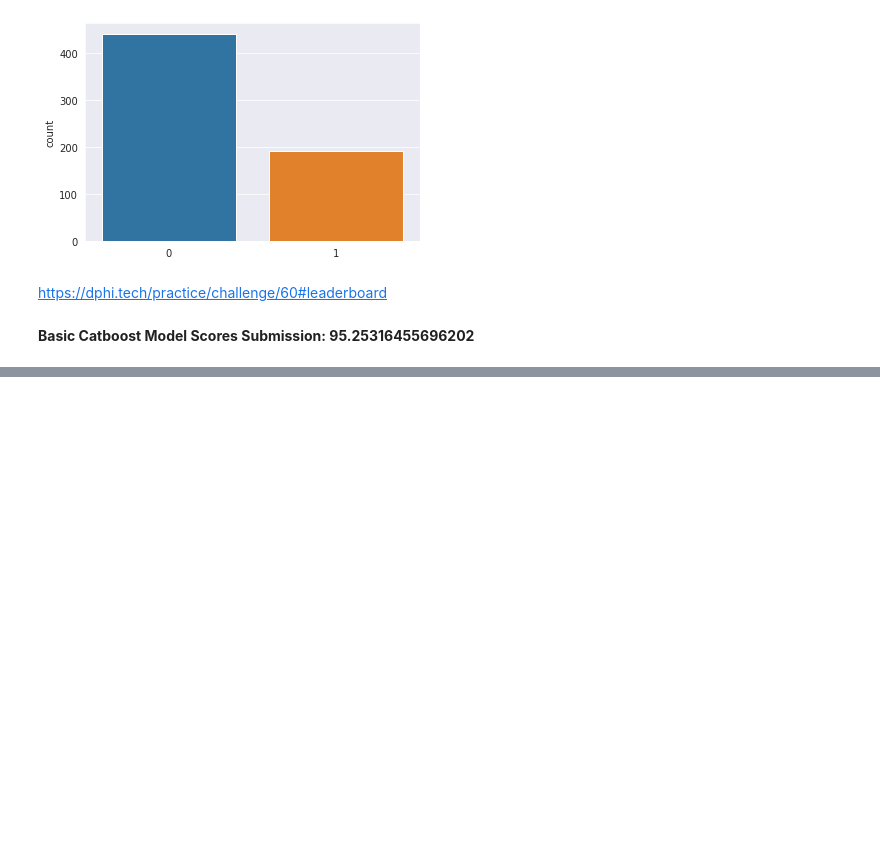
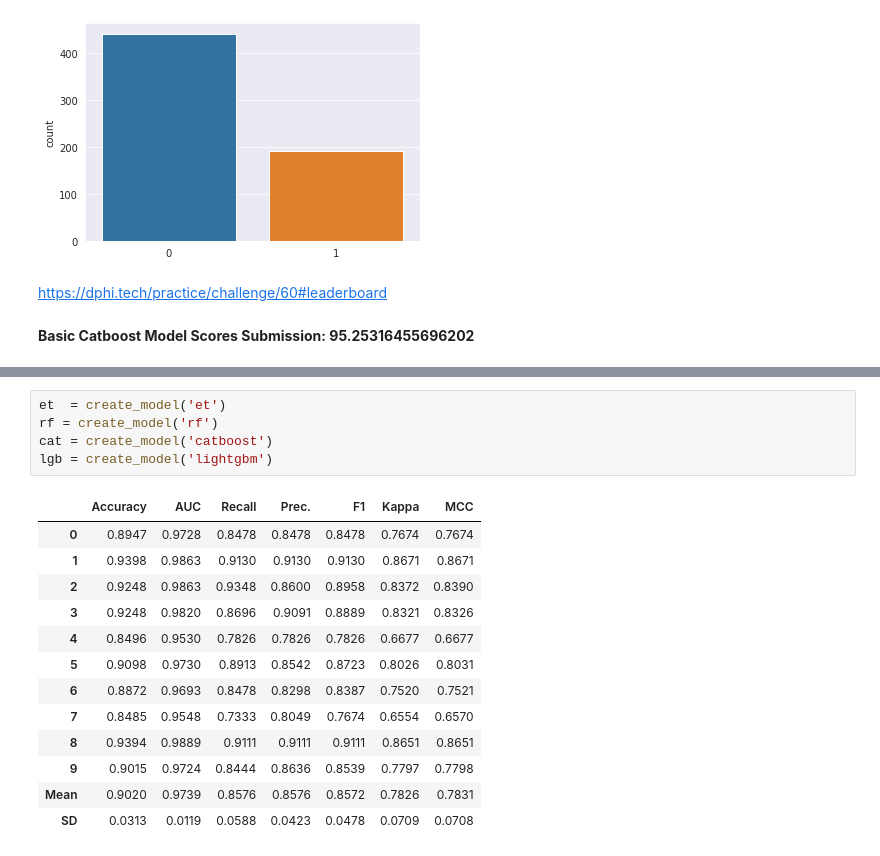
Before and after one commit to plaban1981/Dphi_hackathon, a Jupyter notebook: Data_Sprint_24_Tinder_Millennial_Match.ipynb, the cells around one changed output, grey strips where cells are left out. Cells and saved outputs as stored; diff of their text form; blank space fills up the shorter version.

```diff
--- a/Data_Sprint_24_Tinder_Millennial_Match.ipynb
+++ b/Data_Sprint_24_Tinder_Millennial_Match.ipynb
@@ -306,0 +743,19 @@ https://dphi.tech/practice/challenge/60#leaderboard
+# %%
+et  = create_model('et')
+rf = create_model('rf')
+cat = create_model('catboost')
+lgb = create_model('lightgbm')
+# %% [output]
+|  | Accuracy | AUC | Recall | Prec. | F1 | Kappa | MCC |
+| 0 | 0.8947 | 0.9728 | 0.8478 | 0.8478 | 0.8478 | 0.7674 | 0.7674 |
+| 1 | 0.9398 | 0.9863 | 0.9130 | 0.9130 | 0.9130 | 0.8671 | 0.8671 |
+| 2 | 0.9248 | 0.9863 | 0.9348 | 0.8600 | 0.8958 | 0.8372 | 0.8390 |
+| 3 | 0.9248 | 0.9820 | 0.8696 | 0.9091 | 0.8889 | 0.8321 | 0.8326 |
+| 4 | 0.8496 | 0.9530 | 0.7826 | 0.7826 | 0.7826 | 0.6677 | 0.6677 |
+| 5 | 0.9098 | 0.9730 | 0.8913 | 0.8542 | 0.8723 | 0.8026 | 0.8031 |
+| 6 | 0.8872 | 0.9693 | 0.8478 | 0.8298 | 0.8387 | 0.7520 | 0.7521 |
+| 7 | 0.8485 | 0.9548 | 0.7333 | 0.8049 | 0.7674 | 0.6554 | 0.6570 |
+| 8 | 0.9394 | 0.9889 | 0.9111 | 0.9111 | 0.9111 | 0.8651 | 0.8651 |
+| 9 | 0.9015 | 0.9724 | 0.8444 | 0.8636 | 0.8539 | 0.7797 | 0.7798 |
+| Mean | 0.9020 | 0.9739 | 0.8576 | 0.8576 | 0.8572 | 0.7826 | 0.7831 |
+| SD | 0.0313 | 0.0119 | 0.0588 | 0.0423 | 0.0478 | 0.0709 | 0.0708 |
```
Also changed, not shown: parts of 59 cells of this notebook.
